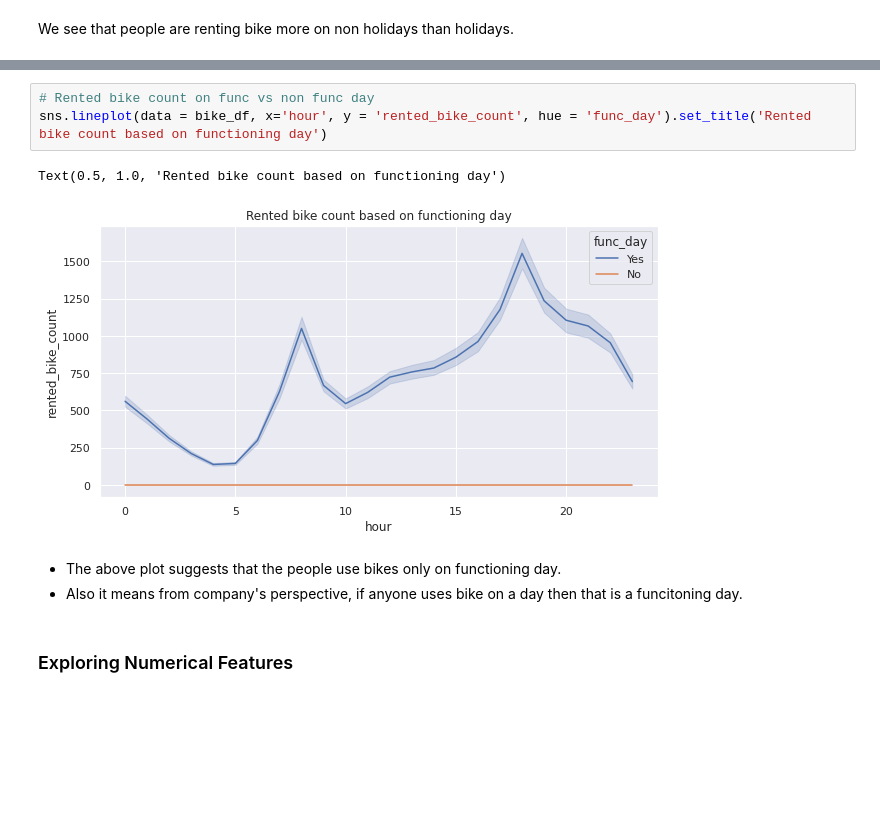
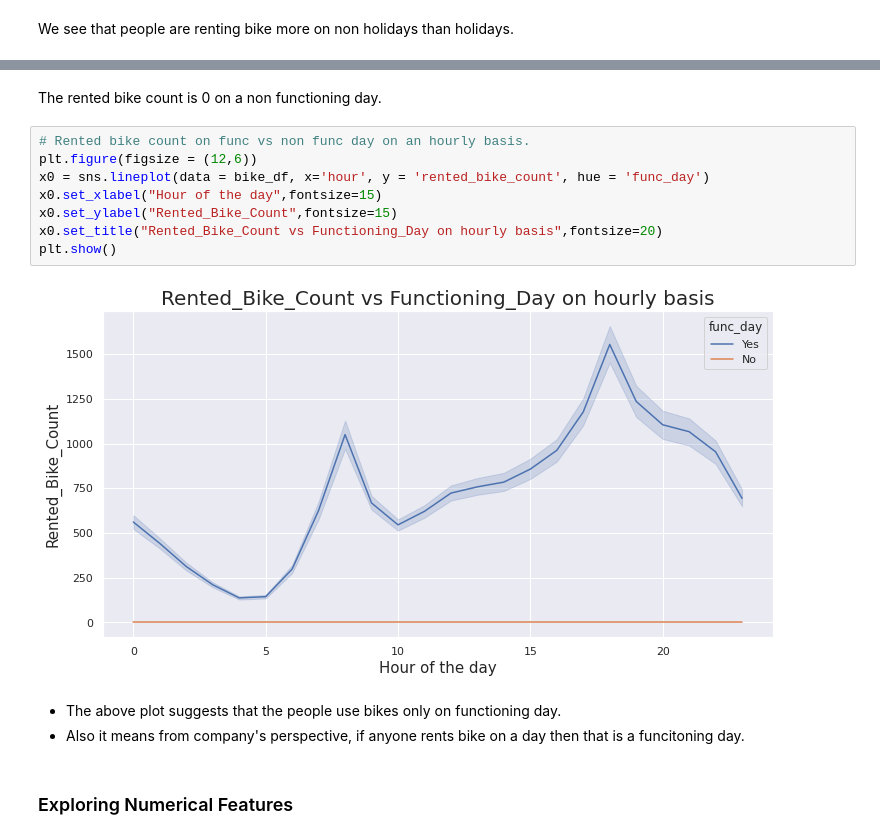
Before and after one commit to AashrutiA/ML_Regression_analysis, a Jupyter notebook: Bike_Sharing_Demand_Prediction_Capstone_Project.ipynb, the cells around one changed output, grey strips where cells are left out. Saved outputs shown, nothing was run; the diff lists cells and outputs as text; blank space fills up the shorter version.

```diff
--- a/Bike_Sharing_Demand_Prediction_Capstone_Project.ipynb
+++ b/Bike_Sharing_Demand_Prediction_Capstone_Project.ipynb
@@ -352,12 +391,18 @@ We see that people are renting bike more on non holidays than holidays.
+# %% [markdown]
+The rented bike count is 0 on a non functioning day.
 # %%
-# Rented bike count on func vs non func day
-sns.lineplot(data = bike_df, x='hour', y = 'rented_bike_count', hue = 'func_day').set_title('Rented bike count based on functioning day')
+# Rented bike count on func vs non func day on an hourly basis.
+plt.figure(figsize = (12,6))
+x0 = sns.lineplot(data = bike_df, x='hour', y = 'rented_bike_count', hue = 'func_day')
+x0.set_xlabel("Hour of the day",fontsize=15)
+x0.set_ylabel("Rented_Bike_Count",fontsize=15)
+x0.set_title("Rented_Bike_Count vs Functioning_Day on hourly basis",fontsize=20)
+plt.show()
 # %% [output]
-Text(0.5, 1.0, 'Rented bike count based on functioning day')
-[figure, old version]
+[figure, new version]
 # %% [markdown]
 * The above plot suggests that the people use bikes only on functioning day.
-* Also it means from company's perspective, if anyone uses bike on a day then that is a funcitoning day.
+* Also it means from company's perspective, if anyone rents bike on a day then that is a funcitoning day.
 # %% [markdown]
 ### Exploring Numerical Features
 # %%
```
Also changed, not shown: parts of 62 cells of this notebook.
